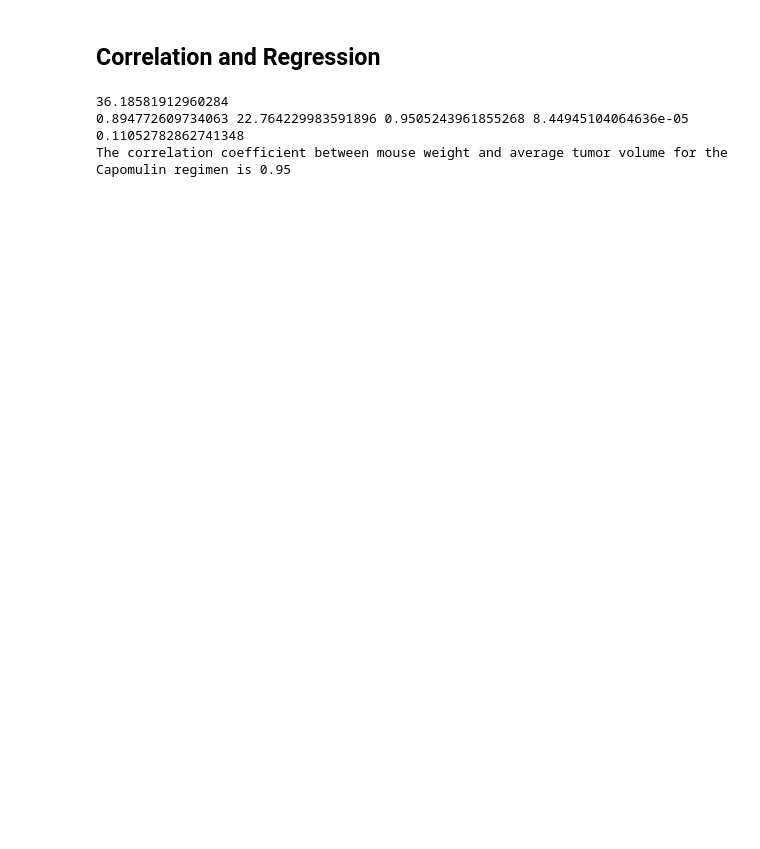
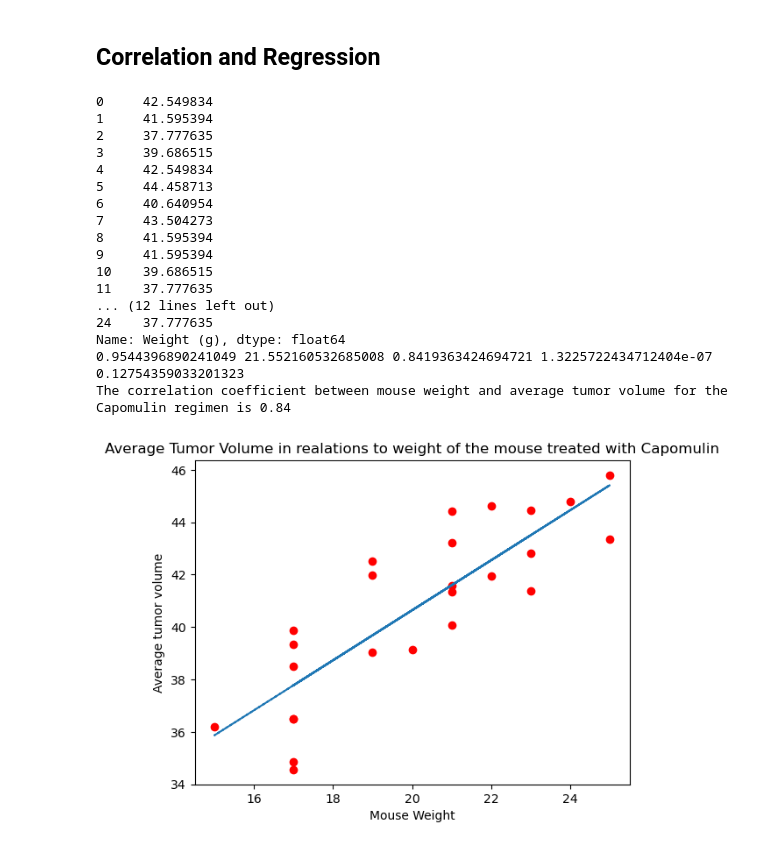
Before and after one commit to Smuthu03/Matplotlib_challenge, a Jupyter notebook: Matplotlib_challenge/Pymaceuticals/pymaceuticals_starter.ipynb, the cells around one changed output. Saved outputs shown, nothing was run; the diff lists cells and outputs as text; code cells hidden in the pictures; blank space fills up the shorter version.

```diff
--- a/Matplotlib_challenge/Pymaceuticals/pymaceuticals_starter.ipynb
+++ b/Matplotlib_challenge/Pymaceuticals/pymaceuticals_starter.ipynb
@@ -532,21 +530,43 @@ plt.show()
 ## Correlation and Regression
 # %%
 # Calculate the correlation coefficient and linear regression model
-# for mouse weight and average tumor volume for the Capomulin regimen
-scatter_plot_df = tum_vol_timept.groupby(["Weight (g)"]).mean()['Tumor Volume (mm3)']
-scatter_plot_df = scatter_plot_df.reset_index(drop=False)
-scatter_plot_df
+# for mouse weight and average tumor volume for the Capomulin regime
 
-y_values = scatter_plot_df['Tumor Volume (mm3)']
-x_values = scatter_plot_df['Weight (g)']
+y_axis_val = scatt_plot_df["Tumor Volume (mm3)"]
+x_axis_val = scatt_plot_wt["Weight (g)"]
 
-d_slope, d_intercept, d_rvalu, d_pvalue, d_std_err = st.linregress( x_values, y_values)
+d_slope, d_intercept, d_rvalu, d_pvalue, d_std_err = st.linregress( x_axis_val, y_axis_val)
 
-d_fit = (d_slope * x_values[0] )+ d_intercept
+d_fit = (d_slope * x_axis_val )+ d_intercept
 print(d_fit)
 print(d_slope,d_intercept, d_rvalu,d_pvalue, d_std_err )
-print(f"The correlation coefficient between mouse weight and average tumor volume for the Capomulin regimen is {round(st.pearsonr(x_values,y_values)[0],2)}")
+print(f"The correlation coefficient between mouse weight and average tumor volume for the Capomulin regimen is {round(st.pearsonr(x_axis_val,y_axis_val)[0],2)}")
+
+plt.scatter(x_axis_val,y_axis_val, color="red")
+
+plt.plot(x_axis_val,d_fit,"--")
+
+plt.title('Average Tumor Volume in realations to weight of the mouse treated with Capomulin')
+plt.ylabel('Average tumor volume')
+plt.xlabel('Mouse Weight')
+
+plt.show()
 # %% [output]
-36.18581912960284
-0.894772609734063 22.764229983591896 0.9505243961855268 8.44945104064636e-05 0.11052782862741348
-The correlation coefficient between mouse weight and average tumor volume for the Capomulin regimen is 0.95
+0     42.549834
+1     41.595394
+2     37.777635
+3     39.686515
+4     42.549834
+5     44.458713
+6     40.640954
+7     43.504273
+8     41.595394
+9     41.595394
+10    39.686515
+11    37.777635
+... (12 lines left out)
+24    37.777635
+Name: Weight (g), dtype: float64
+0.9544396890241049 21.552160532685008 0.8419363424694721 1.3225722434712404e-07 0.12754359033201323
+The correlation coefficient between mouse weight and average tumor volume for the Capomulin regimen is 0.84
+[figure, added]
```
Also changed, not shown: parts of 5 cells of this notebook.
